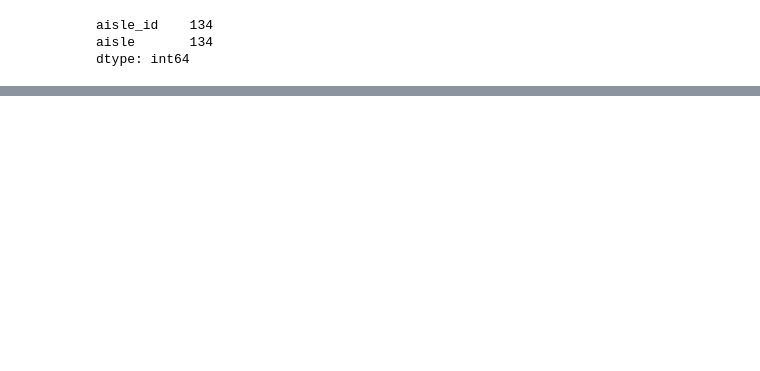
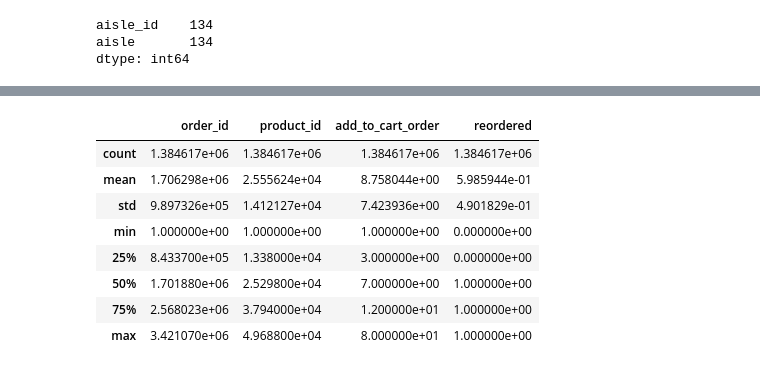
Before and after one commit to ChanM0/DataMining_project_4, a Jupyter notebook: Project_3.ipynb, the cells around one changed output, grey strips where cells are left out. Saved outputs shown, nothing was run; the diff lists cells and outputs as text; code cells hidden in the pictures; blank space fills up the shorter version.

```diff
--- a/Project_3.ipynb
+++ b/Project_3.ipynb
@@ -30,0 +46,3 @@ aisles_df = pd.read_csv(aisles)
+# %%
+order_products__train_cols = order_products__train_df.columns
+order_products__train_cols
@@ -44,0 +149,12 @@ Name: aisle, dtype: object
+# %%
+order_products__train_df[order_products__train_cols].describe()
+# %% [output]
+|  | order_id | product_id | add_to_cart_order | reordered |
+| count | 1.384617e+06 | 1.384617e+06 | 1.384617e+06 | 1.384617e+06 |
+| mean | 1.706298e+06 | 2.555624e+04 | 8.758044e+00 | 5.985944e-01 |
+| std | 9.897326e+05 | 1.412127e+04 | 7.423936e+00 | 4.901829e-01 |
+| min | 1.000000e+00 | 1.000000e+00 | 1.000000e+00 | 0.000000e+00 |
+| 25% | 8.433700e+05 | 1.338000e+04 | 3.000000e+00 | 0.000000e+00 |
+| 50% | 1.701880e+06 | 2.529800e+04 | 7.000000e+00 | 1.000000e+00 |
+| 75% | 2.568023e+06 | 3.794000e+04 | 1.200000e+01 | 1.000000e+00 |
+| max | 3.421070e+06 | 4.968800e+04 | 8.000000e+01 | 1.000000e+00 |
```
Also changed, not shown: parts of 38 cells of this notebook.
